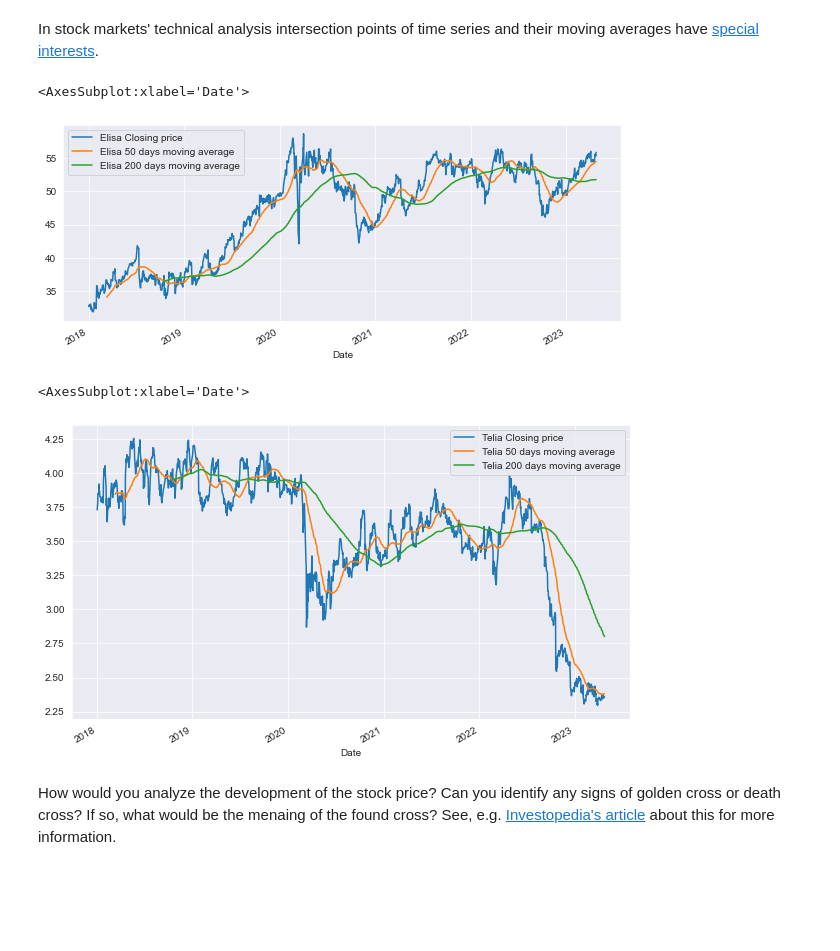
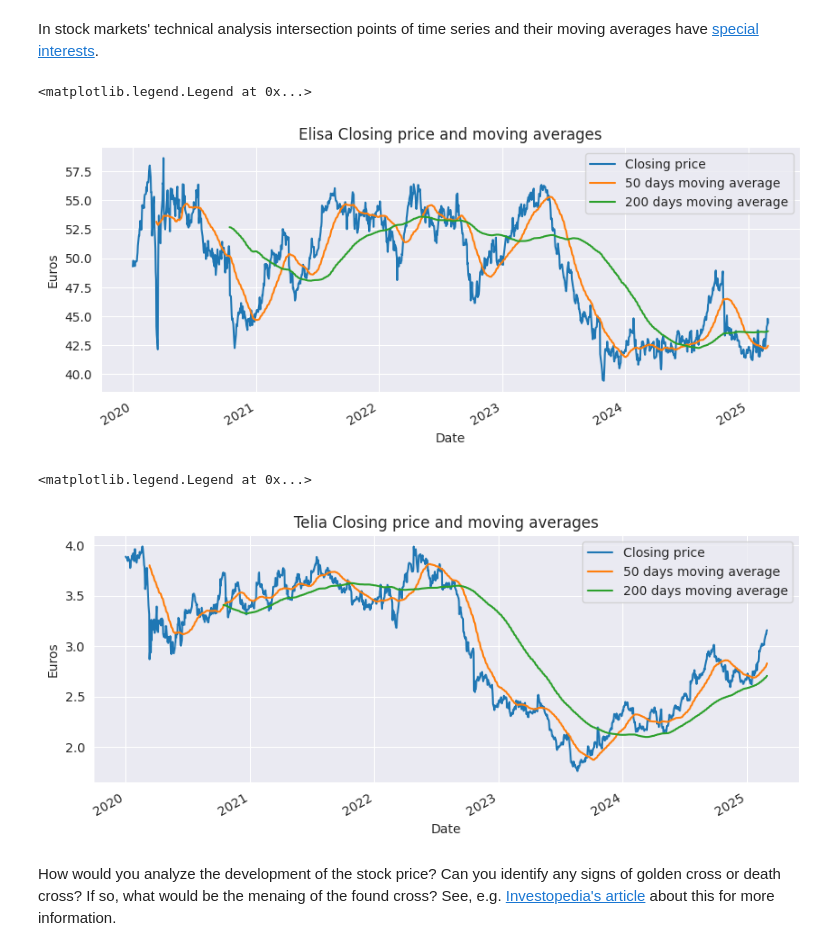
Before and after one commit to juhanurmonen/data-analytics-basics-time-series, a Jupyter notebook: time_series.ipynb, the cells around one changed output. Drawn from its saved outputs; the diff is of its cells as text; code cells hidden in the pictures; blank space fills up the shorter version.

```diff
--- a/time_series.ipynb
+++ b/time_series.ipynb
@@ -46,8 +30,8 @@ We can download Elisa and Telia historical stock prices from the Yahoo Finance s
 # %%
 ### Open the data in the dataframes named correspondingly.
 
-elisa = yf.download('ELISA.HE', start = '2018-1-1')
-telia = yf.download('TELIA1.HE', start = '2018-1-1')
+elisa = yf.download('ELISA.HE', start = '2020-1-1', auto_adjust=False)
+telia = yf.download('TELIA1.HE', start = '2020-1-1', auto_adjust=False)
 # %% [output]
 [*********************100%***********************]  1 of 1 completed
 [*********************100%***********************]  1 of 1 completed
@@ -203,27 +179,35 @@ In stock markets' technical analysis intersection points of time series and thei
 # %%
 ### Consider Elisa's stock markets and daily closing values
 
-elisa['Close'].plot(figsize=(10,4), legend=True, label = 'Elisa Closing price')
+ax = (elisa['Close']).plot(figsize=(10,4), title = 'Elisa Closing price and moving averages', ylabel = 'Euros')
 
 ### Add 50 and 200 days moving averages to the line chart
 
-elisa['Close'].rolling(50).mean().plot(legend = True, label = 'Elisa 50 days moving average')
-elisa['Close'].rolling(200).mean().plot(legend = True, label = 'Elisa 200 days moving average')
+elisa['Close'].rolling(50).mean().plot(ax = ax)
+elisa['Close'].rolling(200).mean().plot(ax = ax)
+
+## Add legend and axis title
+
+ax.legend(['Closing price', '50 days moving average', '200 days moving average'])
 # %% [output]
-<AxesSubplot:xlabel='Date'>
+<matplotlib.legend.Legend at 0x...>
-[figure, old version]
+[figure, new version]
 # %%
 ### Consider Telia's stock markets and daily closing values
 
-telia['Close'].plot(figsize=(10,6), legend=True, label = 'Telia Closing price')
+ax = (telia['Close']).plot(figsize=(10,4), title = 'Telia Closing price and moving averages', ylabel = 'Euros')
 
 ### Add 50 and 200 days moving averages to the line chart
 
-telia['Close'].rolling(50).mean().plot(legend = True, label = 'Telia 50 days moving average')
-telia['Close'].rolling(200).mean().plot(legend = True, label = 'Telia 200 days moving average')
+telia['Close'].rolling(50).mean().plot(ax = ax)
+telia['Close'].rolling(200).mean().plot(ax = ax)
+
+## Add legend and axis title
+
+ax.legend(['Closing price', '50 days moving average', '200 days moving average'])
 # %% [output]
-<AxesSubplot:xlabel='Date'>
+<matplotlib.legend.Legend at 0x...>
-[figure, old version]
+[figure, new version]
 # %% [markdown]
 How would you analyze the development of the stock price? Can you identify any signs of golden cross or death cross? If so, what would be the menaing of the found cross? See, e.g. <a href="https://www.investopedia.com/ask/answers/121114/what-difference-between-golden-cross-and-death-cross-pattern.asp">Investopedia's article</a> about this for more information.
 # %% [markdown]
```
Also changed, not shown: parts of 30 cells of this notebook.
